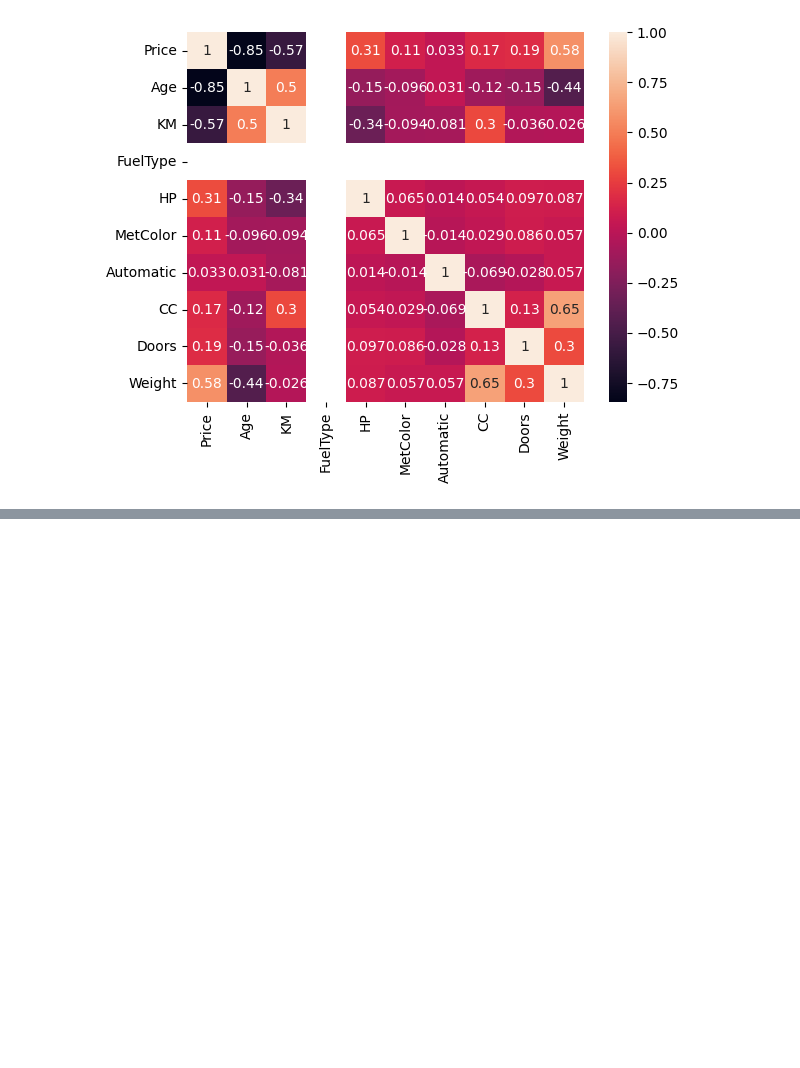
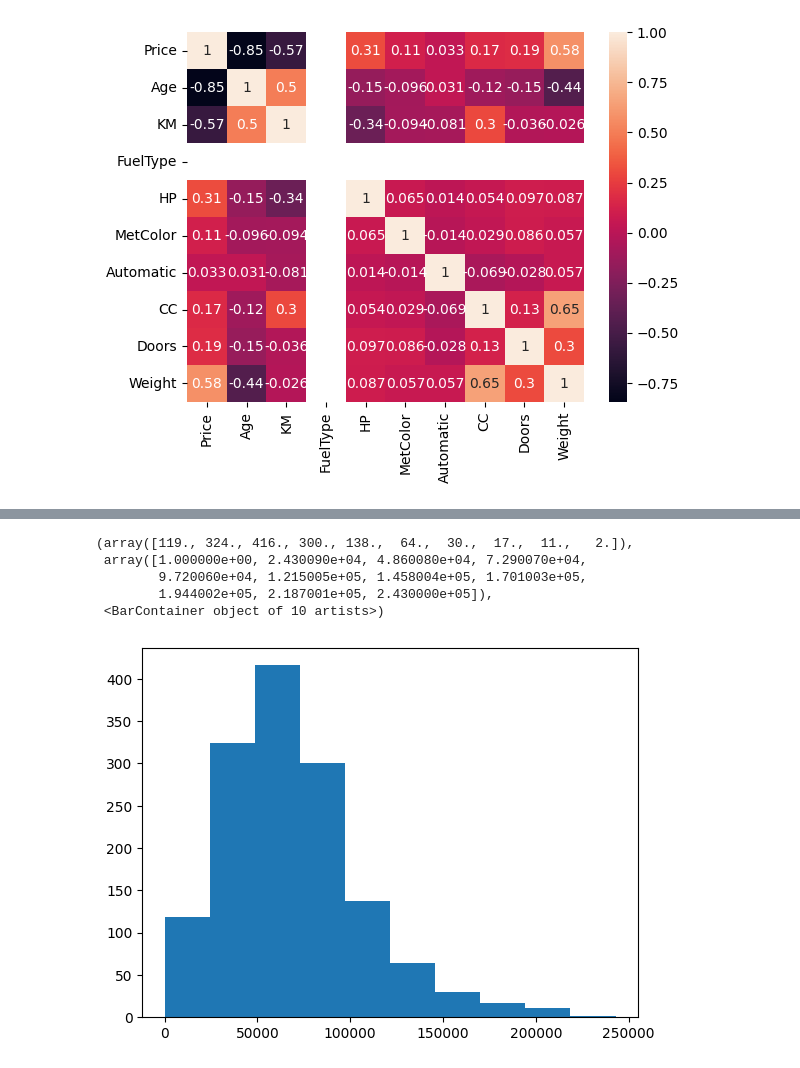
Before and after one commit to Grins-sah/machine_learning, a Jupyter notebook: KNN/classification.ipynb, the cells around one changed output, grey strips where cells are left out. Cells and saved outputs as stored; diff of their text form; code cells hidden in the pictures; blank space fills up the shorter version.

```diff
--- a/KNN/classification.ipynb
+++ b/KNN/classification.ipynb
@@ -465,0 +515,9 @@ memory usage: 123.5+ KB
+# %%
+plt.hist(df['KM'])
+# %% [output]
+(array([119., 324., 416., 300., 138.,  64.,  30.,  17.,  11.,   2.]),
+ array([1.000000e+00, 2.430090e+04, 4.860080e+04, 7.290070e+04,
+        9.720060e+04, 1.215005e+05, 1.458004e+05, 1.701003e+05,
+        1.944002e+05, 2.187001e+05, 2.430000e+05]),
+ <BarContainer object of 10 artists>)
+[figure, added]
```
Also changed, not shown: parts of 29 cells of this notebook, 4 other files.
